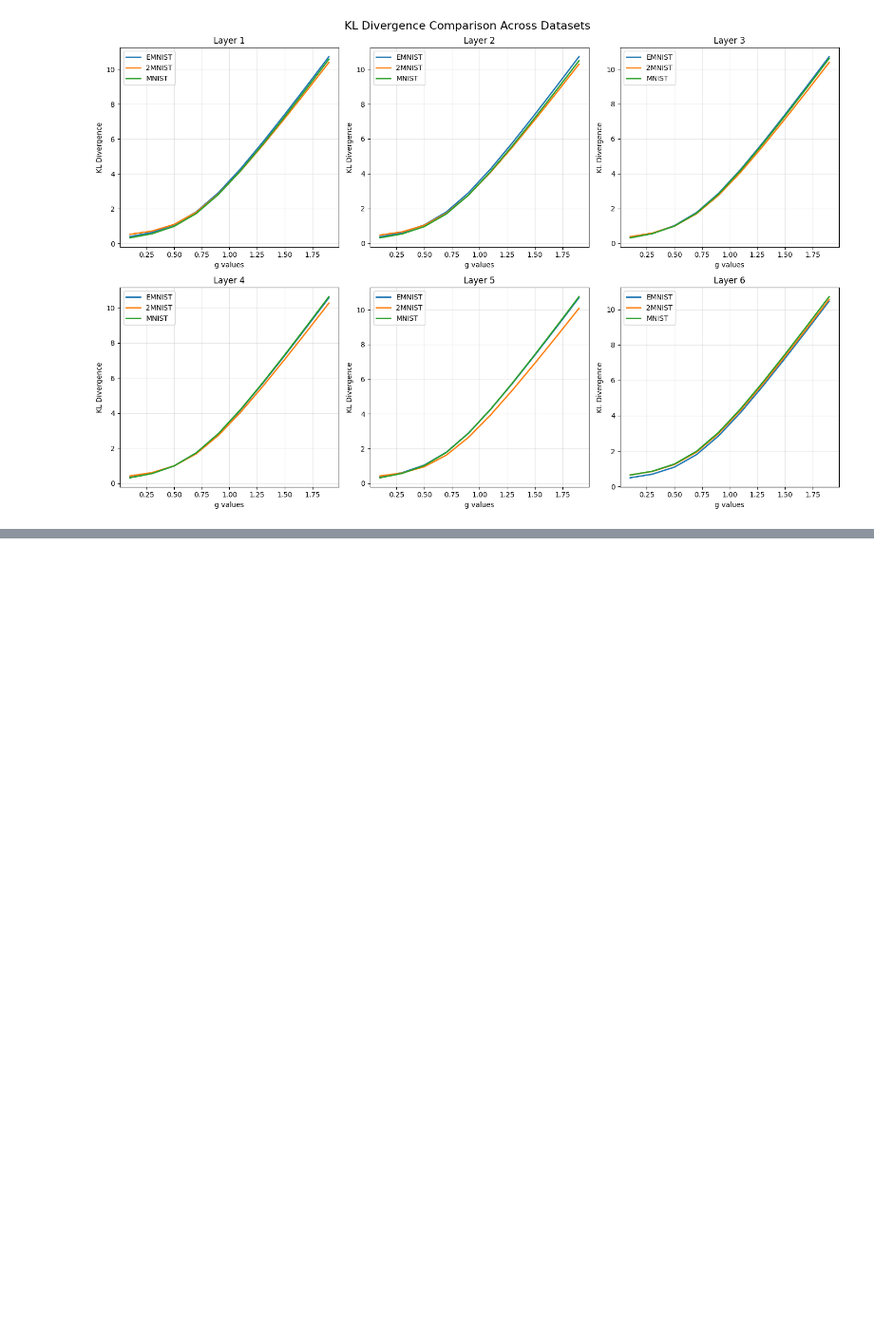
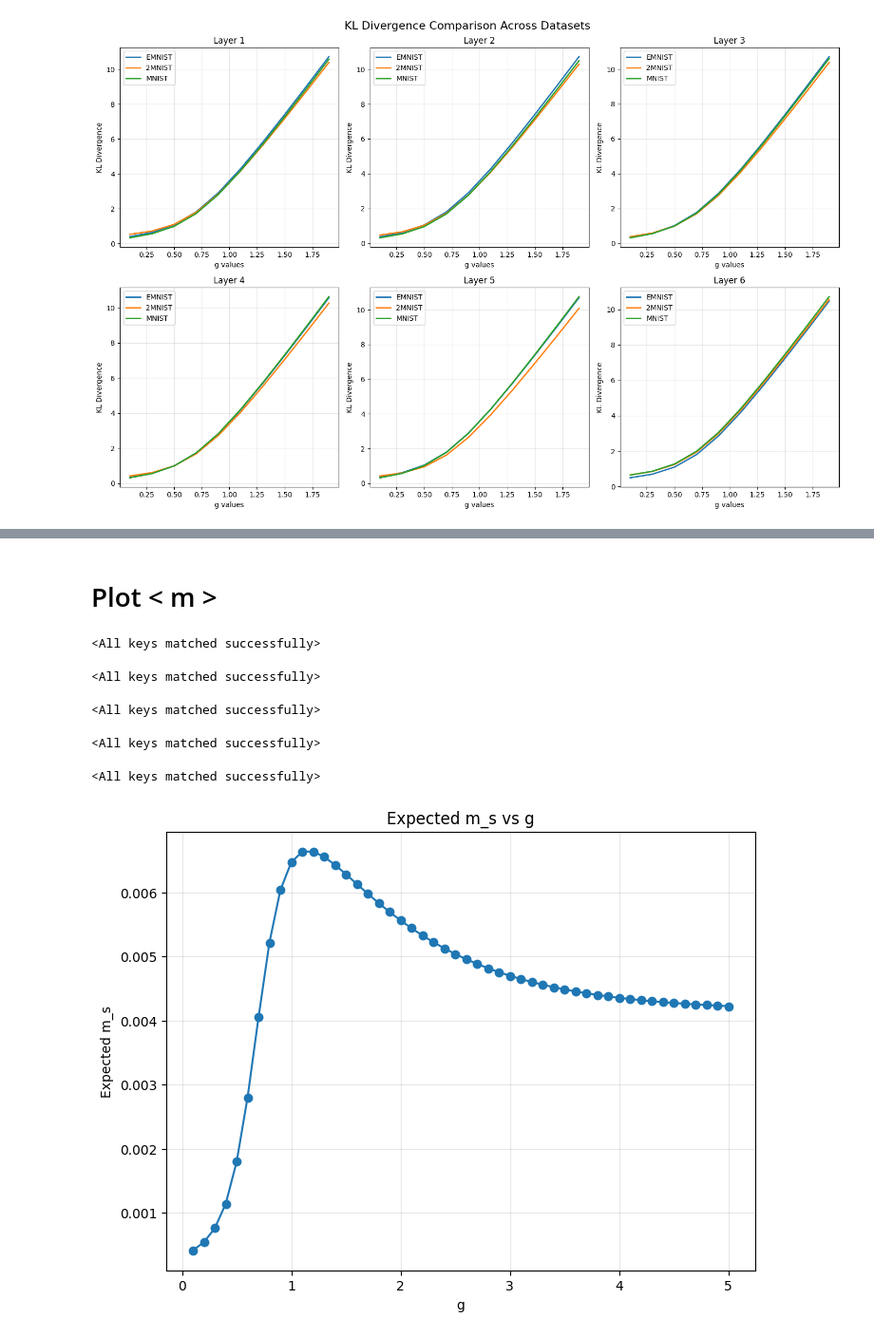
Before and after one commit to EnricoFrausin/discrete, a Jupyter notebook: code/depth_analysis.ipynb, the cells around one changed output, grey strips where cells are left out. Shown at 95% size. Cells and saved outputs as stored; diff of their text form; code cells hidden in the pictures; blank space fills up the shorter version.

```diff
--- a/code/depth_analysis.ipynb
+++ b/code/depth_analysis.ipynb
@@ -1781,0 +2004,2 @@ Combined plot saved to: /Users/enricofrausin/Programmazione/PythonProjects/Fisic
+# %% [markdown]
+# Plot < m >
@@ -1781,0 +2010,33 @@ Combined plot saved to: /Users/enricofrausin/Programmazione/PythonProjects/Fisic
+# %%
+my_model = VAE_priorCategorical(input_dim=input_dim, categorical_dim=2, latent_dim=10, decrease_rate=0.5, device=device, num_hidden_layers=4, LayerNorm=True).to(device)
+my_model.load_state_dict(torch.load('/Users/enricofrausin/Programmazione/PythonProjects/Fisica/Architetture/VAE/discrete/models_parameters/priorCategorical/CoarseGrainMNIST/MNIST/ld10_glog2_ep15_lmb01_dr05_gKLlog2_LN_4hl_0.pth', map_location=device))
+# %% [output]
+<All keys matched successfully>
+# %%
+my_model = VAE_priorCategorical(input_dim=input_dim, categorical_dim=2, latent_dim=10, decrease_rate=0.5, device=device, num_hidden_layers=1, LayerNorm=True).to(device)
+my_model.load_state_dict(torch.load('/Users/enricofrausin/Programmazione/PythonProjects/Fisica/Architetture/VAE/discrete/models_parameters/priorCategorical/CoarseGrainMNIST/MNIST/ld10_glog2_ep15_lmb01_dr05_gKLlog2_LN_1hl_0.pth', map_location=device))
+# %% [output]
+<All keys matched successfully>
+# %%
+my_model = VAE_priorCategorical(input_dim=input_dim, categorical_dim=2, latent_dim=8, decrease_rate=0.5, device=device, num_hidden_layers=4, LayerNorm=True).to(device)
+my_model.load_state_dict(torch.load('/Users/enricofrausin/Programmazione/PythonProjects/Fisica/Architetture/VAE/discrete/models_parameters/priorCategorical/MNIST/ld8_glog2_ep15_lmb01_dr05_gKLlog2_LN_4hl_0.pth', map_location=device))
+# %% [output]
+<All keys matched successfully>
+# %%
+my_model = VAE_priorCategorical(input_dim=input_dim, categorical_dim=2, latent_dim=15, decrease_rate=0.5, device=device, num_hidden_layers=4, LayerNorm=True).to(device)
+my_model.load_state_dict(torch.load('/Users/enricofrausin/Programmazione/PythonProjects/Fisica/Architetture/VAE/discrete/models_parameters/priorCategorical/CoarseGrainMNIST/2MNIST/ld15_glog2_ep15_lmb01_dr05_gKLlog2_LN_4hl_0.pth', map_location=device))
+# %% [output]
+<All keys matched successfully>
+# %%
+my_model = VAE_priorHFM(input_dim=input_dim, latent_dim=10, g=np.log(2), decrease_rate=0.5, device=device, num_hidden_layers=2, LayerNorm=True).to(device)
+my_model.load_state_dict(torch.load('/Users/enricofrausin/Programmazione/PythonProjects/Fisica/Architetture/VAE/discrete/models_parameters/priorCategorical/CoarseGrainMNIST/EMNIST/ld10_glog2_ep15_lmb01_dr05_gKLlog2_NL_2hl_0.pth', map_location=device))
+# %% [output]
+<All keys matched successfully>
+# %%
+empirical_probs, total_samples = get_empirical_latent_distribution(my_model, val_loader, device=device)
+good_gauged_dict = flip_gauge_bits(empirical_probs)
+minimum_kl, best_permutation, gauged_states = find_minimum_kl_simulated_annealing(good_gauged_dict, g=1.5, return_additional_info=True)
+# %%
+plot_expected_ms_vs_g(gauged_states)
+# %% [output]
+[figure, added]
```
Also changed, not shown: parts of 12 cells of this notebook, 43 other files.
